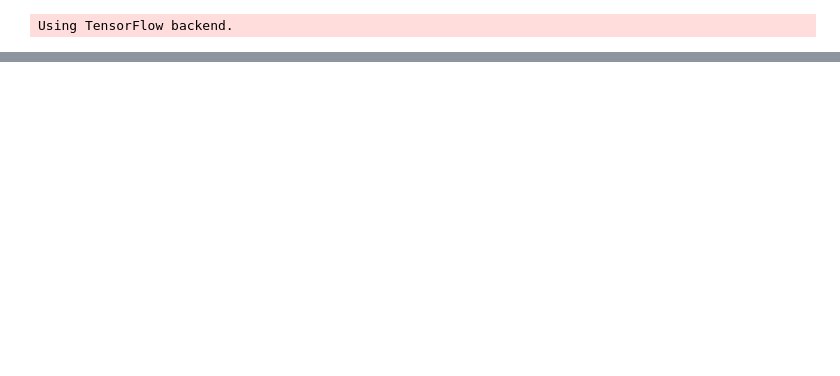
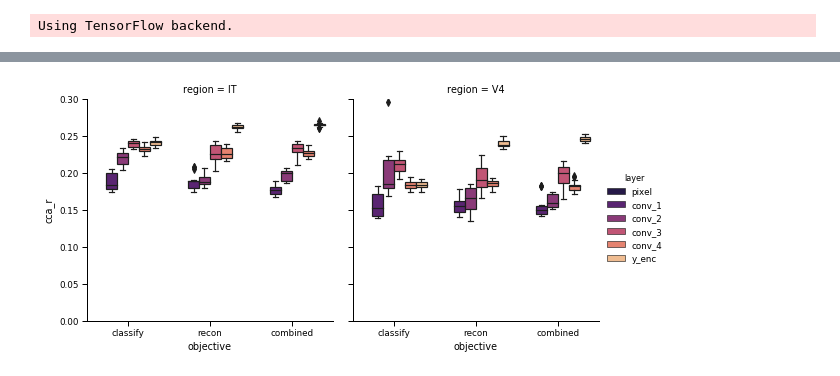
Before and after one commit to elijahc/vae, a Jupyter notebook: notebooks/06.9-CCA.ipynb, the cells around one changed output, grey strips where cells are left out. Cells and saved outputs as stored; diff of their text form; code cells hidden in the pictures; blank space fills up the shorter version.

```diff
--- a/notebooks/06.9-CCA.ipynb
+++ b/notebooks/06.9-CCA.ipynb
@@ -346,0 +272,5 @@ g.fig.autofmt_xdate(rotation=45)
+# %%
+# load original
+cca_old = pd.read_pickle('../data/cca/redo.cca_250unit_10component_112.pk')
+# %%
+cca_old.objective = cca_old.objective.replace({'full recon':'combined','no recon':'classify'})
@@ -346,0 +301,2 @@ g.fig.autofmt_xdate(rotation=45)
+# %%
+merge = pd.concat([cca_300_unit_10_component_036_112,cca_old])
@@ -379,0 +388,17 @@ cca_3.head()
+# %%
+merge.objective = merge.objective.replace({'recon only':'recon'})
+# %%
+sns.set_context('paper')
+
+cca_r_dat = merge[['objective','cca_r','layer','region']].drop_duplicates()
+
+g = sns.catplot(x='objective',y='cca_r',hue='layer',col='region', kind='box',col_order=['IT','V4'],
+                order=['classify','recon','combined'],
+#                 cut=0,bw=0.3,
+                data=cca_r_dat,sharey=True,aspect=1.0,palette='magma',height=4,dodge=True,orient='v',
+                hue_order=['pixel','conv_1','conv_2','conv_3','conv_4','y_enc'],facet_kws={'margin_titles':True,'ylim':(0,0.3)}
+               )
+
+sns.despine(g.fig)
+# %% [output]
+[figure, added]
```
Also changed, not shown: parts of 53 cells of this notebook, 46 other files.
